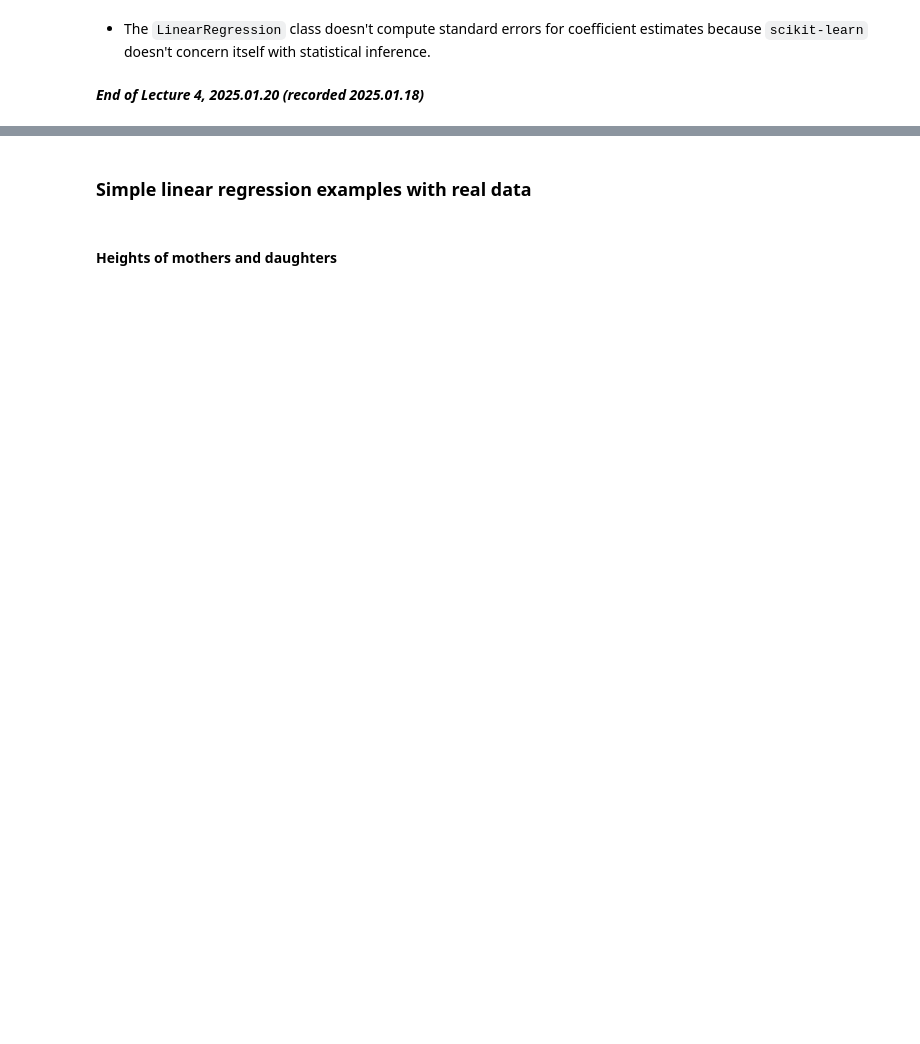
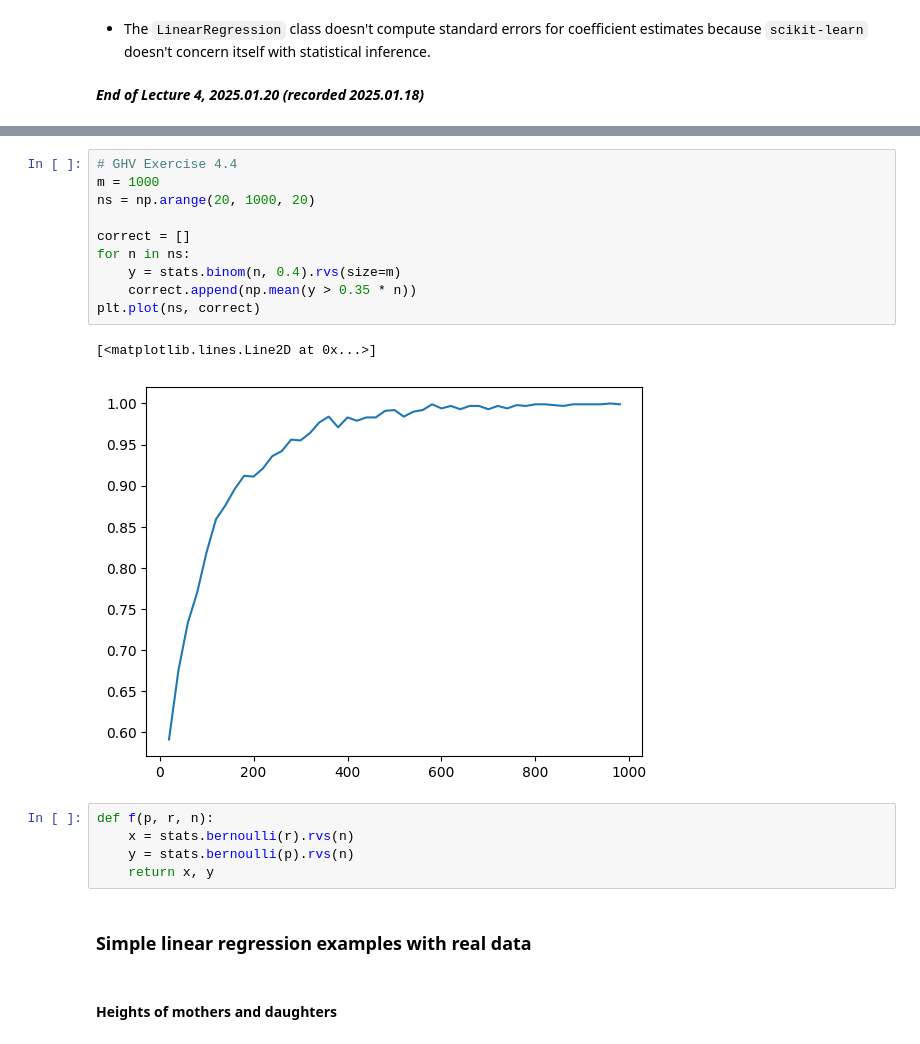
Before and after one commit to mgreenbe/DATA335W2025, a Jupyter notebook: code/2linearregression-cheatsheet.ipynb, the cells around one changed output, grey strips where cells are left out. Drawn from its saved outputs; the diff is of its cells as text; blank space fills up the shorter version.

```diff
--- a/code/2linearregression-cheatsheet.ipynb
+++ b/code/2linearregression-cheatsheet.ipynb
@@ -165,3 +174,21 @@ plt.show()
+# %%
+# GHV Exercise 4.4
+m = 1000
+ns = np.arange(20, 1000, 20)
+
+correct = []
+for n in ns:
+    y = stats.binom(n, 0.4).rvs(size=m)
+    correct.append(np.mean(y > 0.35 * n))
+plt.plot(ns, correct)
+# %% [output]
+[<matplotlib.lines.Line2D at 0x...>]
+[figure, added]
+# %%
+def f(p, r, n):
+    x = stats.bernoulli(r).rvs(n)
+    y = stats.bernoulli(p).rvs(n)
+    return x, y
 # %% [markdown]
 ### Simple linear regression examples with real data
 # %% [markdown]
```
Also changed, not shown: parts of 41 cells of this notebook, 5 other files.
